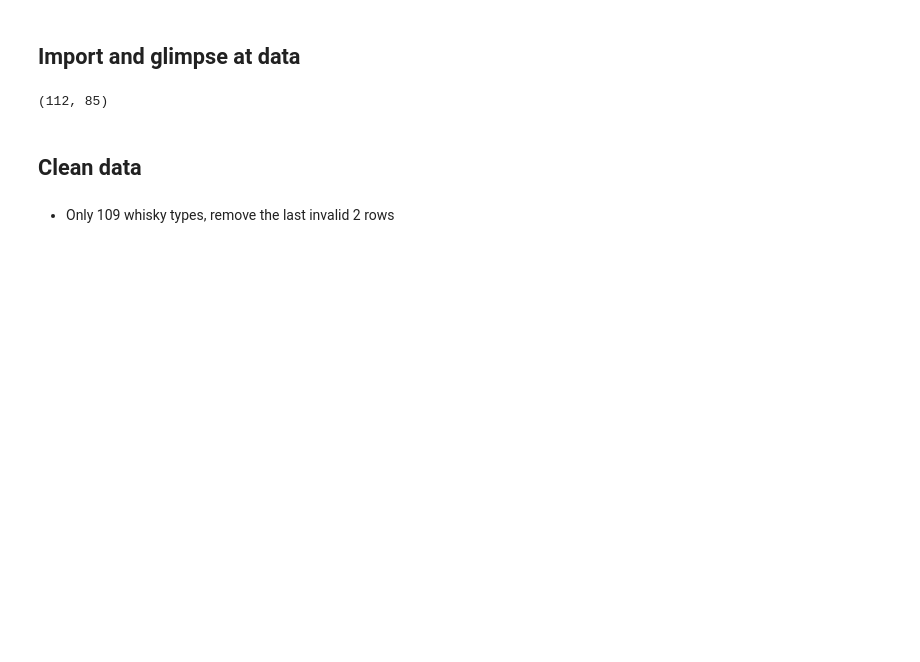
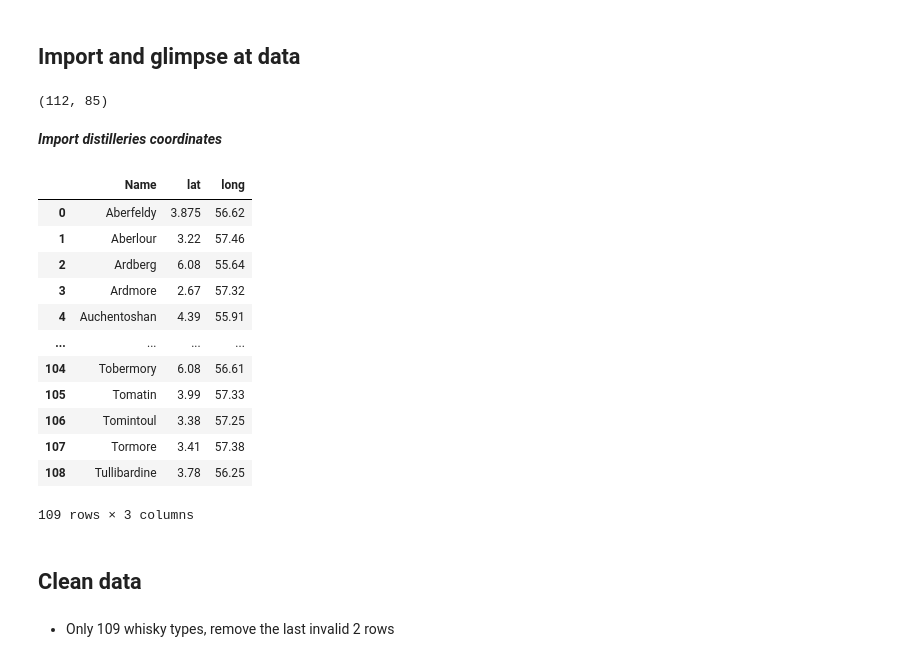
Before and after one commit to totochichi/random_analytics, a Jupyter notebook: Scotch.ipynb, the cells around one changed output. Drawn from its saved outputs; the diff is of its cells as text; code cells hidden in the pictures; blank space fills up the shorter version.

```diff
--- a/Scotch.ipynb
+++ b/Scotch.ipynb
@@ -23,3 +23,5 @@ df.head()
 df.shape
 # %% [output]
 (112, 85)
+# %% [markdown]
+***Import distilleries coordinates***
@@ -26,3 +35,19 @@ df.shape
+# %%
+coor
+# %% [output]
+|  | Name | lat | long |
+| 0 | Aberfeldy | 3.875 | 56.62 |
+| 1 | Aberlour | 3.22 | 57.46 |
+| 2 | Ardberg | 6.08 | 55.64 |
+| 3 | Ardmore | 2.67 | 57.32 |
+| 4 | Auchentoshan | 4.39 | 55.91 |
+| ... | ... | ... | ... |
+| 104 | Tobermory | 6.08 | 56.61 |
+| 105 | Tomatin | 3.99 | 57.33 |
+| 106 | Tomintoul | 3.38 | 57.25 |
+| 107 | Tormore | 3.41 | 57.38 |
+| 108 | Tullibardine | 3.78 | 56.25 |
+109 rows × 3 columns
 # %% [markdown]
 ## Clean data
 # %% [markdown]
```
Also changed, not shown: parts of 16 cells of this notebook.
